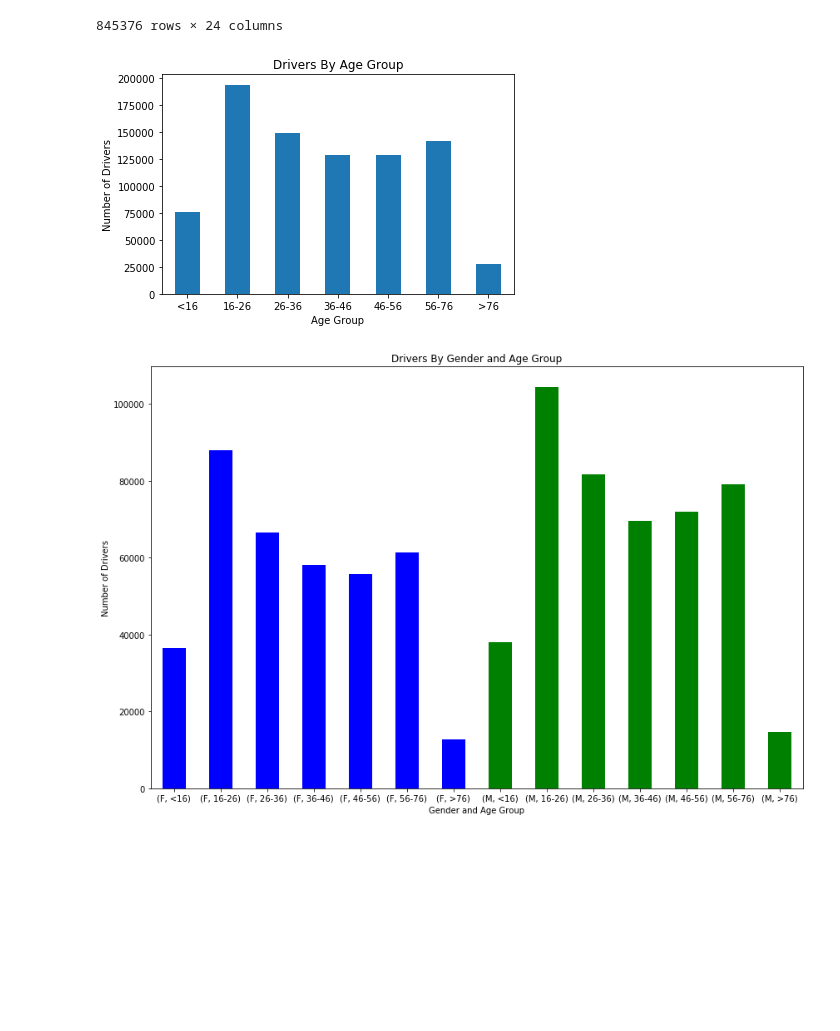
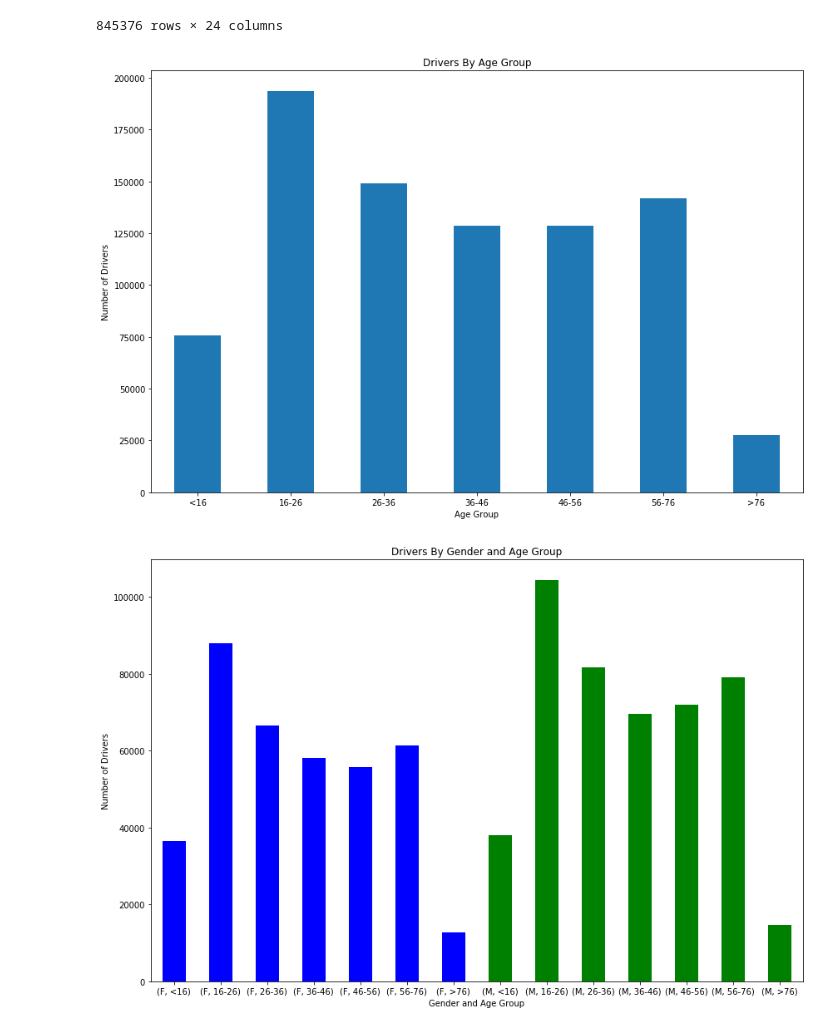
Before and after one commit to frpatel/team5-NCDB, a Jupyter notebook: project1-NCDB.ipynb, the cells around one changed output. Drawn from its saved outputs; the diff is of its cells as text; code cells hidden in the pictures; blank space fills up the shorter version.

```diff
--- a/project1-NCDB.ipynb
+++ b/project1-NCDB.ipynb
@@ -266,17 +268,18 @@ See the caveats in the documentation: http://pandas.pydata.org/pandas-docs/stabl
 845376 rows × 24 columns
 # %%
 # Plot bar graph with drivers by age group
+plt.figure(figsize=(12,8))
 df_driver_age.groupby(['P_AGE_bins']).count()['C_CASE'].plot(kind = 'bar')
 x_axis= np.arange(len(age_names))
 tick_locations= [value for value in x_axis]
 plt.xticks(tick_locations, age_names, rotation='horizontal')
 plt.title("Drivers By Age Group")
 plt.xlabel("Age Group")
 plt.ylabel("Number of Drivers")
 plt.tight_layout()
 plt.savefig('Drivers By Age Group.png')
 # %% [output]
-[figure, old version]
+[figure, new version]
 # %%
 # Remove observations of P_SEX with U & N
 df_driver_gender_wo_UN = df_driver_age[(df_driver_age['P_SEX']!='U') & (df_driver_age['P_SEX']!='N')]
```
Also changed, not shown: parts of 5 cells of this notebook, 6 other files.
